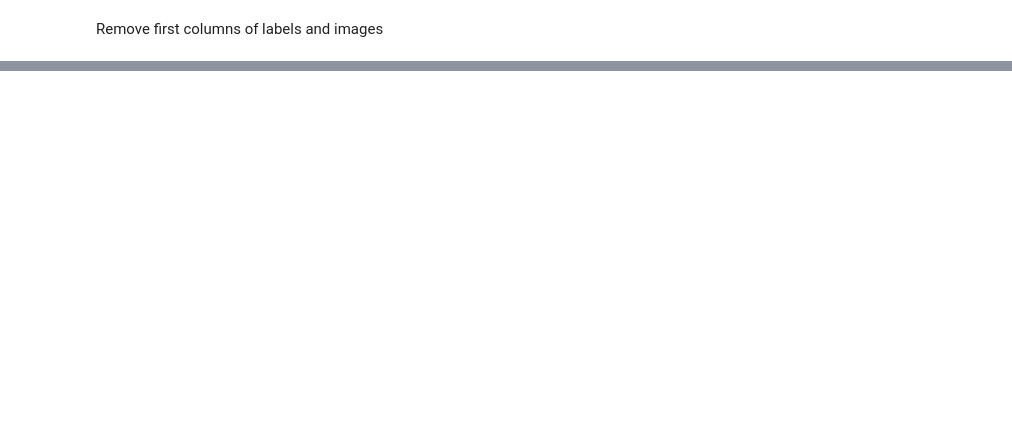
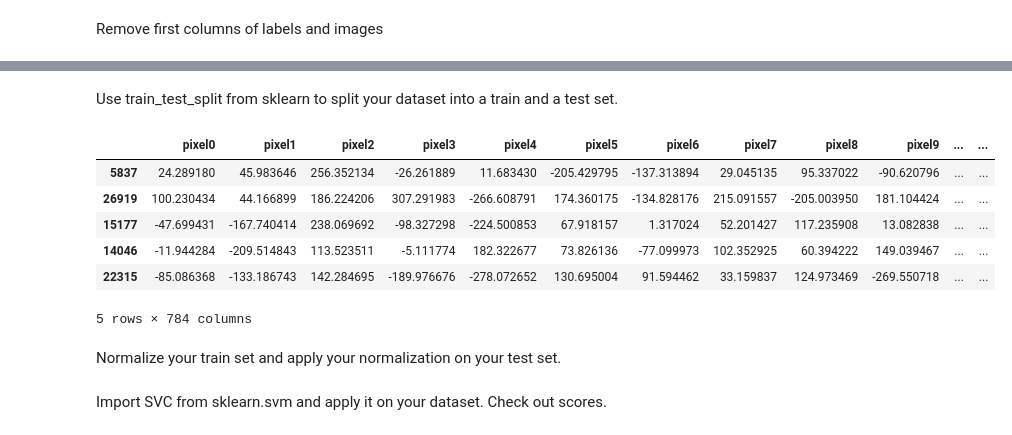
Before and after one commit to msche81/2-Jedha_Fullstack, a Jupyter notebook: 7_unsupervised_machine_learning/3_Dimensionality_Reduction_PCA/1-3_Noise_Cancellation_PCA_Exercice.ipynb, the cells around one changed output, grey strips where cells are left out. Drawn from its saved outputs; the diff is of its cells as text; code cells hidden in the pictures; blank space fills up the shorter version.

```diff
--- a/7_unsupervised_machine_learning/3_Dimensionality_Reduction_PCA/1-3_Noise_Cancellation_PCA_Exercice.ipynb
+++ b/7_unsupervised_machine_learning/3_Dimensionality_Reduction_PCA/1-3_Noise_Cancellation_PCA_Exercice.ipynb
@@ -25,2 +33,6 @@ dataset_labels.head()
 # %% [markdown]
 Remove first columns of labels and images
+# %%
+# Remove 1 first column
+digits = digits.iloc[:, 1:]
+labels = labels.iloc[:, 1:]
@@ -26,0 +50,17 @@ Remove first columns of labels and images
+# %% [markdown]
+Use train_test_split from sklearn to split your dataset into a train and a test set.
+# %%
+X_train, X_test, y_train, y_test = train_test_split(digits, labels, random_state=0)
+
+# Visualize X
+X_train.head()
+# %% [output]
+|  | pixel0 | pixel1 | pixel2 | pixel3 | pixel4 | pixel5 | pixel6 | pixel7 | pixel8 | pixel9 | ... | ... |
+| 5837 | 24.289180 | 45.983646 | 256.352134 | -26.261889 | 11.683430 | -205.429795 | -137.313894 | 29.045135 | 95.337022 | -90.620796 | ... | ... |
+| 26919 | 100.230434 | 44.166899 | 186.224206 | 307.291983 | -266.608791 | 174.360175 | -134.828176 | 215.091557 | -205.003950 | 181.104424 | ... | ... |
+| 15177 | -47.699431 | -167.740414 | 238.069692 | -98.327298 | -224.500853 | 67.918157 | 1.317024 | 52.201427 | 117.235908 | 13.082838 | ... | ... |
+| 14046 | -11.944284 | -209.514843 | 113.523511 | -5.111774 | 182.322677 | 73.826136 | -77.099973 | 102.352925 | 60.394222 | 149.039467 | ... | ... |
+| 22315 | -85.086368 | -133.186743 | 142.284695 | -189.976676 | -278.072652 | 130.695004 | 91.594462 | 33.159837 | 124.973469 | -269.550718 | ... | ... |
+5 rows × 784 columns
+# %% [markdown]
+Normalize your train set and apply your normalization on your test set.
@@ -26,0 +71,2 @@ Remove first columns of labels and images
+# %% [markdown]
+Import SVC from sklearn.svm and apply it on your dataset. Check out scores.
```
Also changed, not shown: parts of 19 cells of this notebook, 6 other files.
